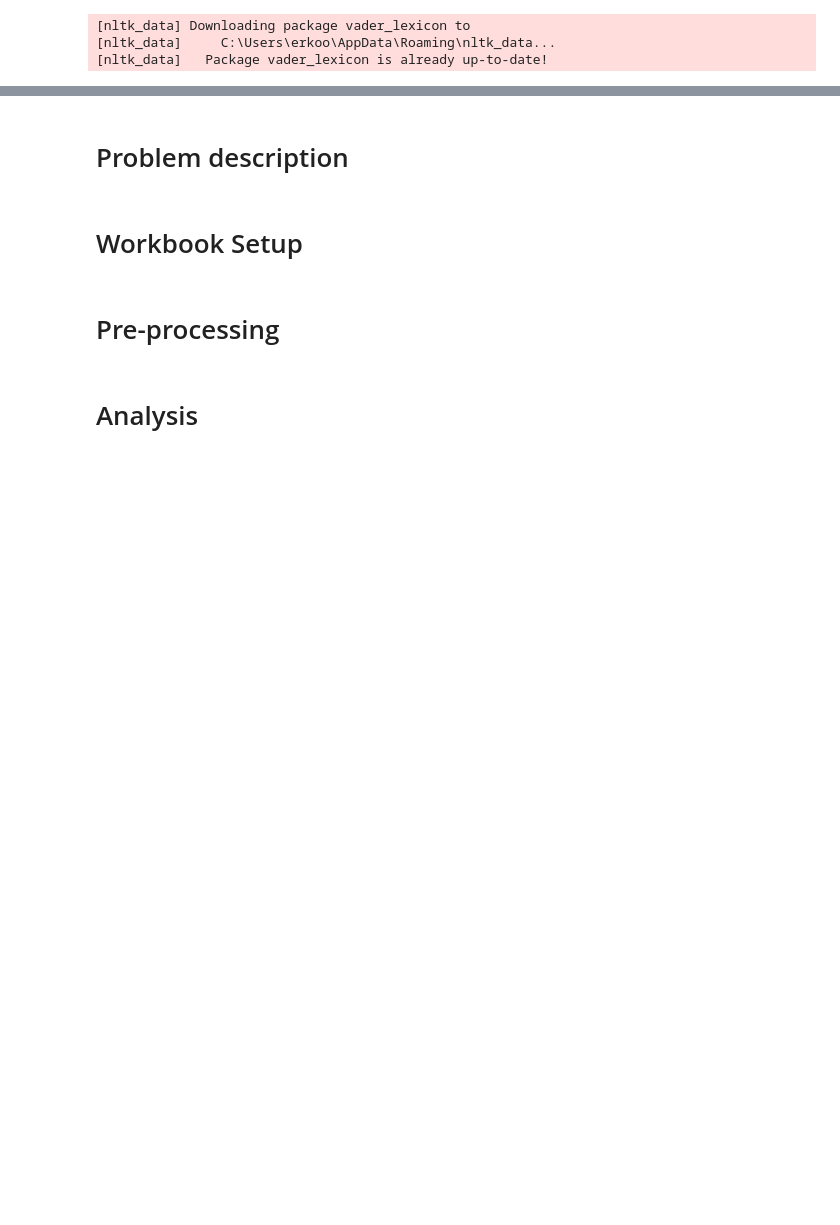
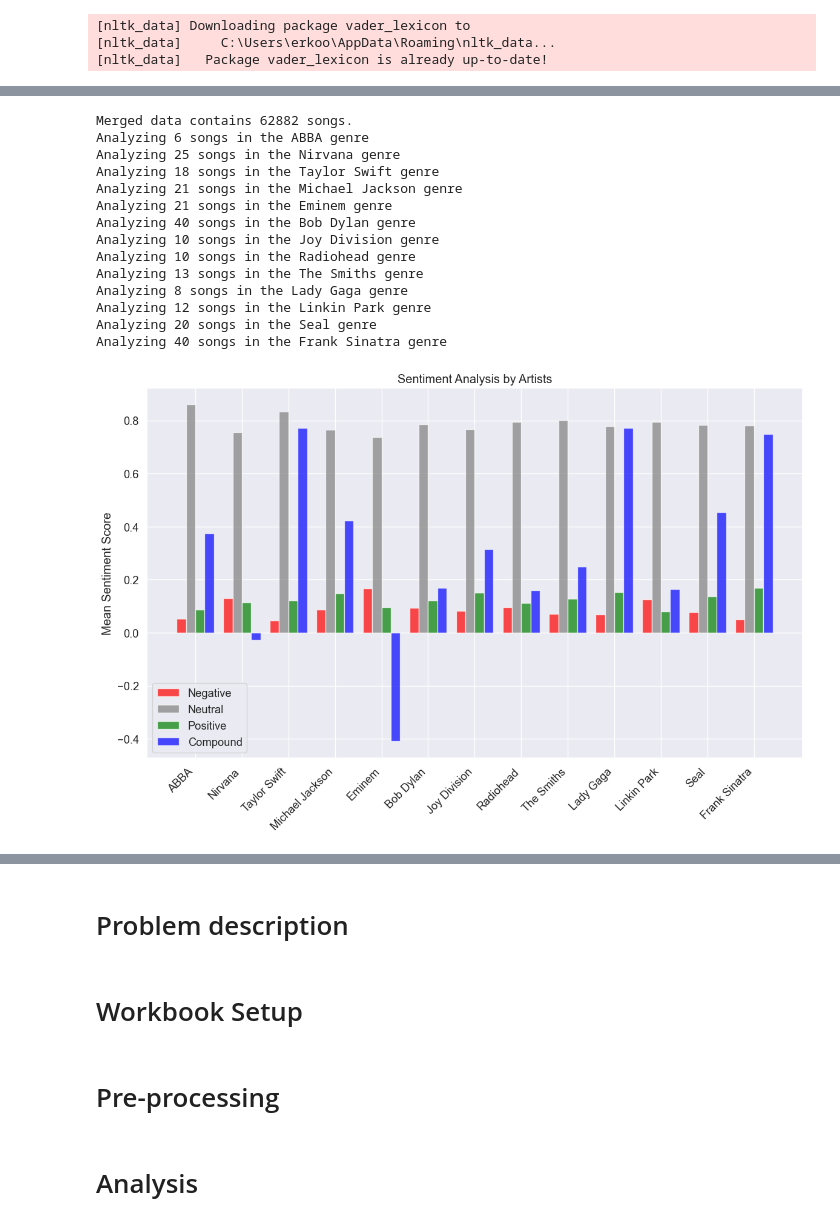
Before and after one commit to eagning1/DE1-G29, a Jupyter notebook: DE1_G29.ipynb, the cells around one changed output, grey strips where cells are left out. Drawn from its saved outputs; the diff is of its cells as text; code cells hidden in the pictures; blank space fills up the shorter version.

```diff
--- a/DE1_G29.ipynb
+++ b/DE1_G29.ipynb
@@ -629,2 +828,38 @@ Training SVM classifier for genre prediction...
+# %%
+# Example of comparing genres
+genre_mapping = {
+    'ABBA': ['ABBA'],
+    'Nirvana': ['Nirvana'],
+    'Taylor Swift': ['Taylor Swift'],
+    'Michael Jackson': ['Michael Jackson'],
+    'Eminem': ['Eminem'],
+    'Bob Dylan': ['Bob Dylan'],
+    'Joy Division': ['Joy Division'],
+    'Radiohead': ['Radiohead'],
+    'The Smiths': ['The Smiths'],
+    'Lady Gaga': ['Lady Gaga'],
+    'Linkin Park': ['Linkin Park'],
+    'Seal': ['Seal'],
+    'Frank Sinatra': ['Frank Sinatra']
+}
+
+genre_stats = analyzer.compare_genres(genre_mapping)
+analyzer.plot_sentiment_by_genre(genre_stats).show()
+# %% [output]
+Merged data contains 62882 songs.
+Analyzing 6 songs in the ABBA genre
+Analyzing 25 songs in the Nirvana genre
+Analyzing 18 songs in the Taylor Swift genre
+Analyzing 21 songs in the Michael Jackson genre
+Analyzing 21 songs in the Eminem genre
+Analyzing 40 songs in the Bob Dylan genre
+Analyzing 10 songs in the Joy Division genre
+Analyzing 10 songs in the Radiohead genre
+Analyzing 13 songs in the The Smiths genre
+Analyzing 8 songs in the Lady Gaga genre
+Analyzing 12 songs in the Linkin Park genre
+Analyzing 20 songs in the Seal genre
+Analyzing 40 songs in the Frank Sinatra genre
+[figure, added]
 # %%
 results['timers']
```
Also changed, not shown: parts of 12 cells of this notebook.
